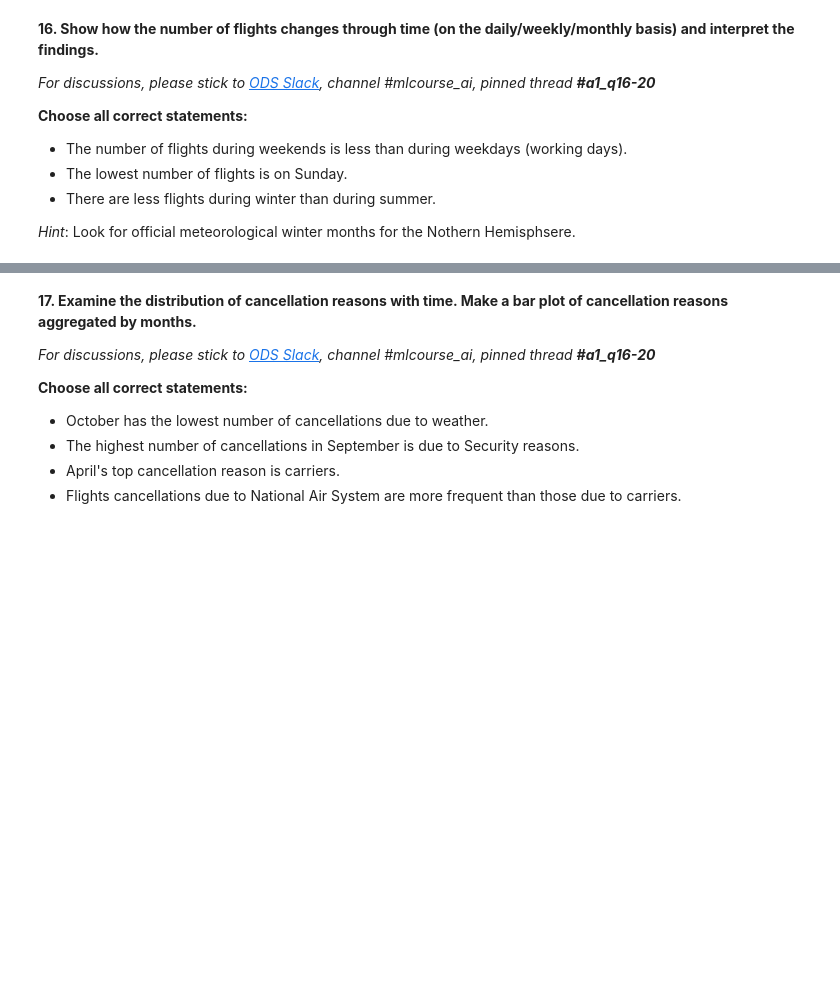
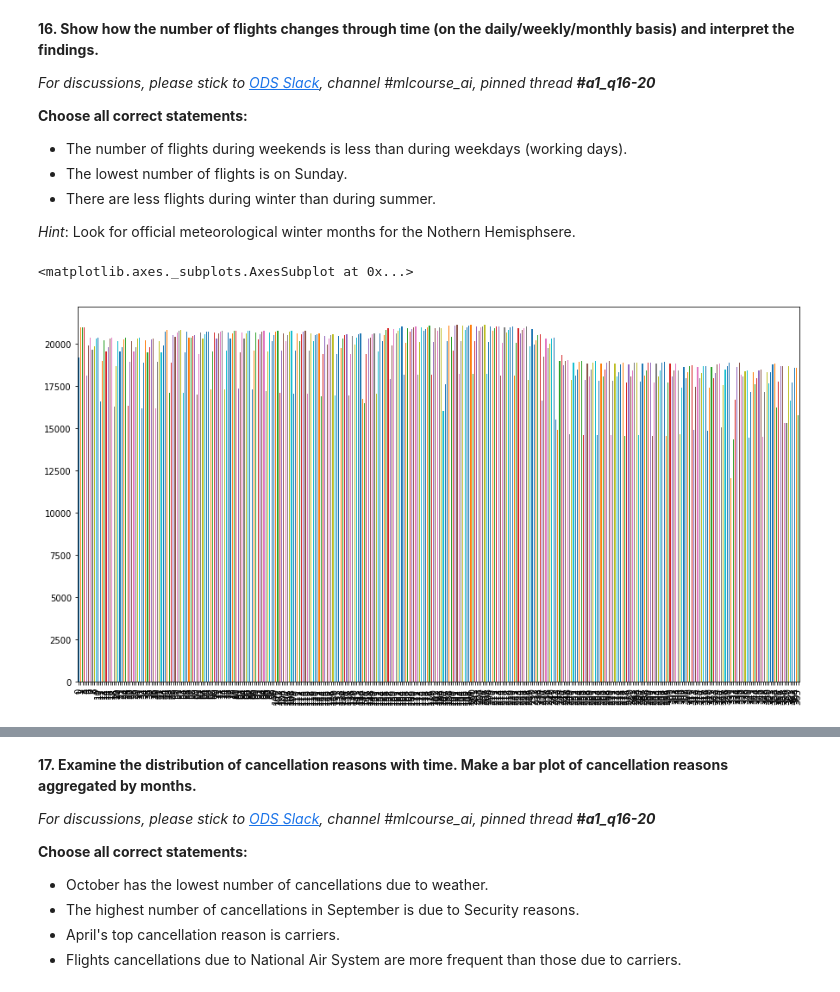
Before and after one commit to sitask/Spring2019_mlcourse.ai, a Jupyter notebook: assgn_1.ipynb, the cells around one changed output, grey strips where cells are left out. Saved outputs shown, nothing was run; the diff lists cells and outputs as text; code cells hidden in the pictures; blank space fills up the shorter version.

```diff
--- a/assgn_1.ipynb
+++ b/assgn_1.ipynb
@@ -629,0 +637,7 @@ _Hint_: Look for official meteorological winter months for the Nothern Hemisphse
+# %%
+daily_flight_count = flights_df.groupby([flights_df.Date]).size().reset_index()
+daily_flight_count.columns=['Date','Count']
+daily_flight_count['Count'].plot(kind='bar',figsize=(15,8))
+# %% [output]
+<matplotlib.axes._subplots.AxesSubplot at 0x...>
+[figure, added]
```
Also changed, not shown: parts of 29 cells of this notebook.
